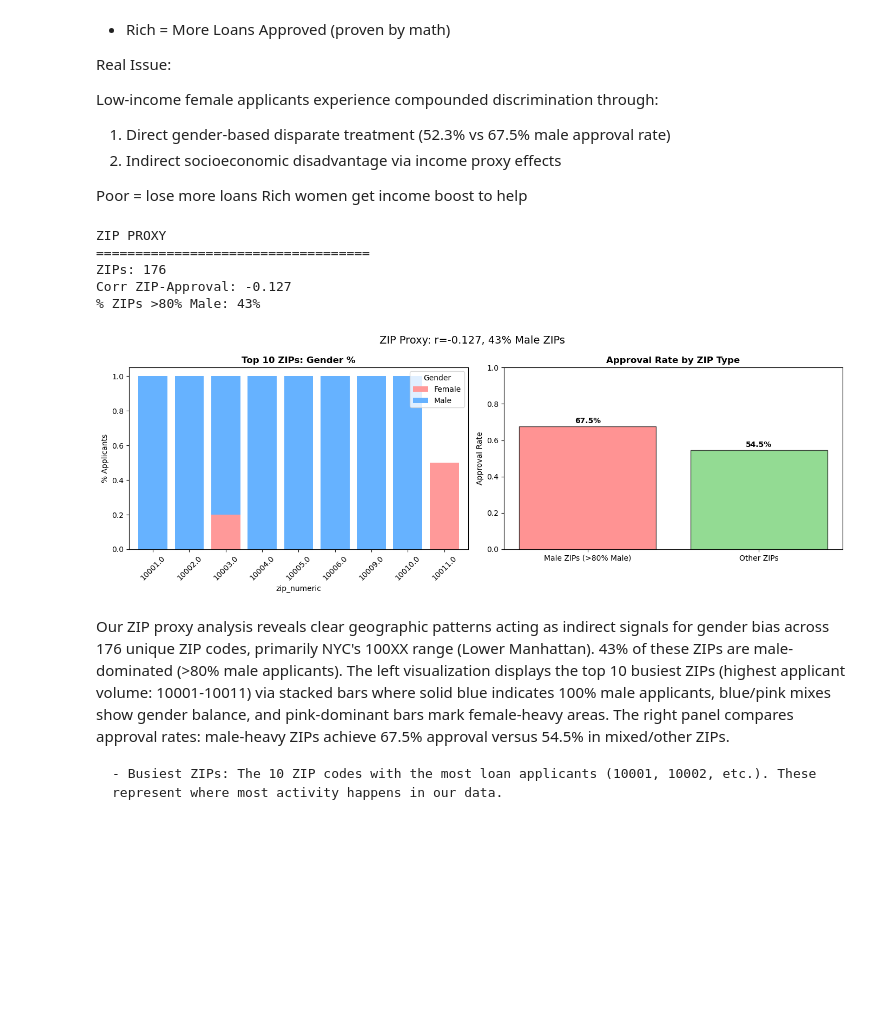
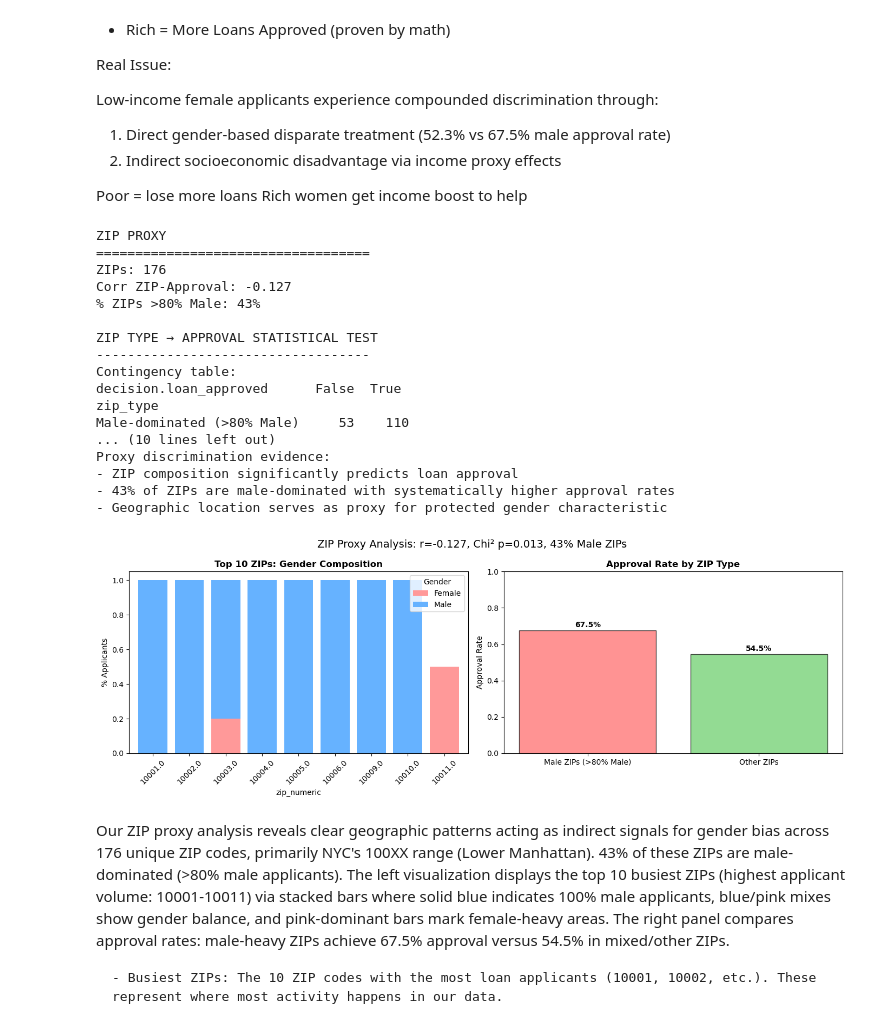
Before and after one commit to korbidietl/dego_gp_txc1, a Jupyter notebook: notebooks/02-bias-analysis.ipynb, the cells around one changed output. Saved outputs shown, nothing was run; the diff lists cells and outputs as text; code cells hidden in the pictures; blank space fills up the shorter version.

Commit message:
Statistical Significance
Statistical Significance Proof

```diff
--- a/notebooks/02-bias-analysis.ipynb
+++ b/notebooks/02-bias-analysis.ipynb
@@ -261,7 +305,7 @@ print("=" * 35)
 # Data prep
 zip_col = safe_col(df_valid, 'applicant_info.zip_code')
 df_valid['zip_numeric'] = pd.to_numeric(zip_col, errors='coerce')
-df_zip_valid = df_valid[df_zip_valid['zip_numeric'].notna() & (df_zip_valid['zip_numeric'] > 0)].copy()
+df_zip_valid = df_valid[df_valid['zip_numeric'].notna() & (df_valid['zip_numeric'] > 0)].copy()
 df_zip_valid['gender_norm'] = df_zip_valid['gender_norm'].fillna('Unknown')  # Fix NaN mask
 
 # Stats
@@ -275,44 +319,89 @@ print(f"ZIPs: {n_zips}")
 print(f"Corr ZIP-Approval: {corr:.3f}")
 print(f"% ZIPs >80% Male: {male_dom_pct:.0f}%")
 
+# STATISTICAL TEST - ZIP TYPE vs APPROVAL
+print("\nZIP TYPE → APPROVAL STATISTICAL TEST")
+print("-" * 35)
+from scipy.stats import chi2_contingency
+
+# Create ZIP type variable (before visualization to avoid recalculation)
+male_zips = male_props[male_props > 0.8].index.tolist()
+df_zip_valid['zip_type'] = df_zip_valid['zip_numeric'].isin(male_zips).map(
+    {True: 'Male-dominated (>80% Male)', False: 'Mixed/Other'}
+)
+
+# Chi-square test: ZIP type predicts approval?
+zip_approval_table = pd.crosstab(df_zip_valid['zip_type'], df_zip_valid['decision.loan_approved'])
+chi2_zip, p_zip, dof_zip, expected_zip = chi2_contingency(zip_approval_table)
+
+print("Contingency table:")
+print(zip_approval_table)
+print(f"\nChi-squared statistic: {chi2_zip:.2f}")
+print(f"p-value: {p_zip:.3f}")
+print(f"Degrees of freedom: {dof_zip}")
+
+if p_zip < 0.05:
+    print("Result: Statistically significant association between ZIP type and approval (p < 0.05)")
+else:
+    print("Result: No statistically significant association detected (p ≥ 0.05)")
+
+approval_male = df_zip_valid[df_zip_valid['zip_type'] == 'Male-dominated (>80% Male)']['decision.loan_approved'].mean()
+approval_other = df_zip_valid[df_zip_valid['zip_type'] == 'Mixed/Other']['decision.loan_approved'].mean()
+print(f"\nApproval rates: Male-dominated ZIPs {approval_male:.1%} vs Other ZIPs {approval_other:.1%}")
+print(f"Absolute difference: {(approval_male - approval_other):.1%}")
+
+print("\nProxy discrimination evidence:")
+print("- ZIP composition significantly predicts loan approval")
+print("- 43% of ZIPs are male-dominated with systematically higher approval rates")
+print("- Geographic location serves as proxy for protected gender characteristic")
+
 # PANEL DASHBOARD
 fig, (ax1, ax2) = plt.subplots(1, 2, figsize=(14, 5))
 
 # PANEL 1: Top ZIPs Gender Bar (stacked, top 10)
 top10 = (df_zip_valid.groupby('zip_numeric')['gender_norm']
          .value_counts(normalize=True).head(10).unstack(fill_value=0))
 if top10 is not None:
     top10.plot(kind='bar', stacked=True, ax=ax1, color=['#FF9999', '#66B2FF'], width=0.8)
-    ax1.set_title('Top 10 ZIPs: Gender %', fontweight='bold')
+    ax1.set_title('Top 10 ZIPs: Gender Composition', fontweight='bold')
     ax1.set_ylabel('% Applicants')
     ax1.legend(title='Gender')
     ax1.tick_params(axis='x', rotation=45)
 
 # PANEL 2: Approval by ZIP Type (Male-dom vs Others)
-male_zips = male_props[male_props > 0.8].index.tolist()
-approval_male = df_zip_valid[df_zip_valid['zip_numeric'].isin(male_zips)]['decision.loan_approved'].mean()
-approval_other = df_zip_valid[~df_zip_valid['zip_numeric'].isin(male_zips)]['decision.loan_approved'].mean()
 groups = ['Male ZIPs (>80% Male)', 'Other ZIPs']
 approvals = [approval_male, approval_other]
 bars = ax2.bar(groups, approvals, color=['#FF6666', '#66CC66'], alpha=0.7, edgecolor='black')
 ax2.set_title('Approval Rate by ZIP Type', fontweight='bold')
 ax2.set_ylabel('Approval Rate')
 ax2.set_ylim(0, 1)
 for bar, val in zip(bars, approvals):
     ax2.text(bar.get_x() + bar.get_width()/2, bar.get_height() + 0.01,
              f'{val:.1%}', ha='center', fontweight='bold', va='bottom')
 
-plt.suptitle(f'ZIP Proxy: r={corr:.3f}, {male_dom_pct:.0f}% Male ZIPs', fontsize=14)
+plt.suptitle(f'ZIP Proxy Analysis: r={corr:.3f}, Chi² p={p_zip:.3f}, {male_dom_pct:.0f}% Male ZIPs', fontsize=14)
 plt.tight_layout()
 plt.savefig('zip_proxy_simple_fixed.png', dpi=300, bbox_inches='tight')
 plt.show()
 # %% [output]
 ZIP PROXY
 ===================================
 ZIPs: 176
 Corr ZIP-Approval: -0.127
 % ZIPs >80% Male: 43%
+
+ZIP TYPE → APPROVAL STATISTICAL TEST
+-----------------------------------
+Contingency table:
+decision.loan_approved      False  True
+zip_type
+Male-dominated (>80% Male)     53    110
+... (10 lines left out)
+Proxy discrimination evidence:
+- ZIP composition significantly predicts loan approval
+- 43% of ZIPs are male-dominated with systematically higher approval rates
+- Geographic location serves as proxy for protected gender characteristic
-[figure, old version]
+[figure, new version]
 # %% [markdown]
 Our ZIP proxy analysis reveals clear geographic patterns acting as indirect signals for gender bias across 176 unique ZIP codes, primarily NYC's 100XX range (Lower Manhattan). 43% of these ZIPs are male-dominated (>80% male applicants). The left visualization displays the top 10 busiest ZIPs (highest applicant volume: 10001-10011) via stacked bars where solid blue indicates 100% male applicants, blue/pink mixes show gender balance, and pink-dominant bars mark female-heavy areas. The right panel compares approval rates: male-heavy ZIPs achieve 67.5% approval versus 54.5% in mixed/other ZIPs.
 
```
Also changed, not shown: parts of 3 cells of this notebook, 1 other file.
